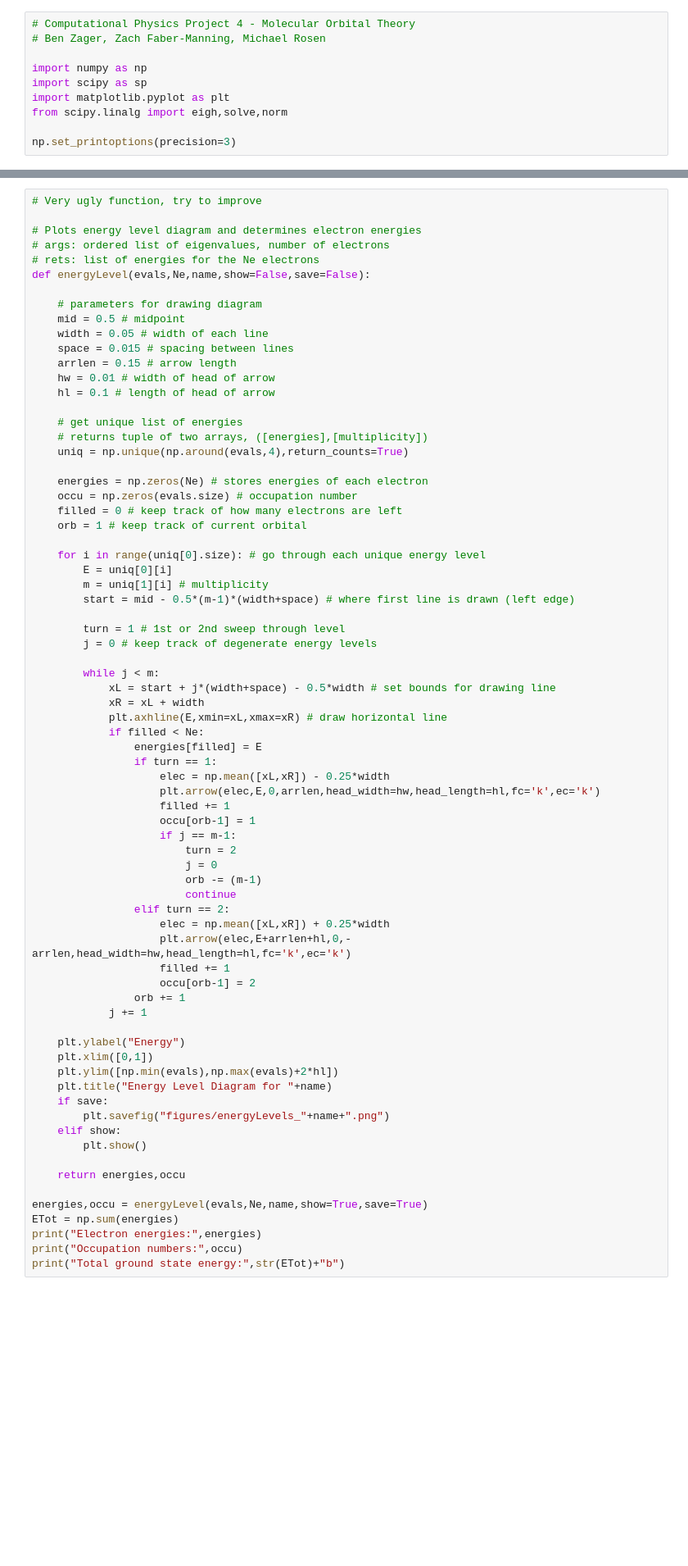
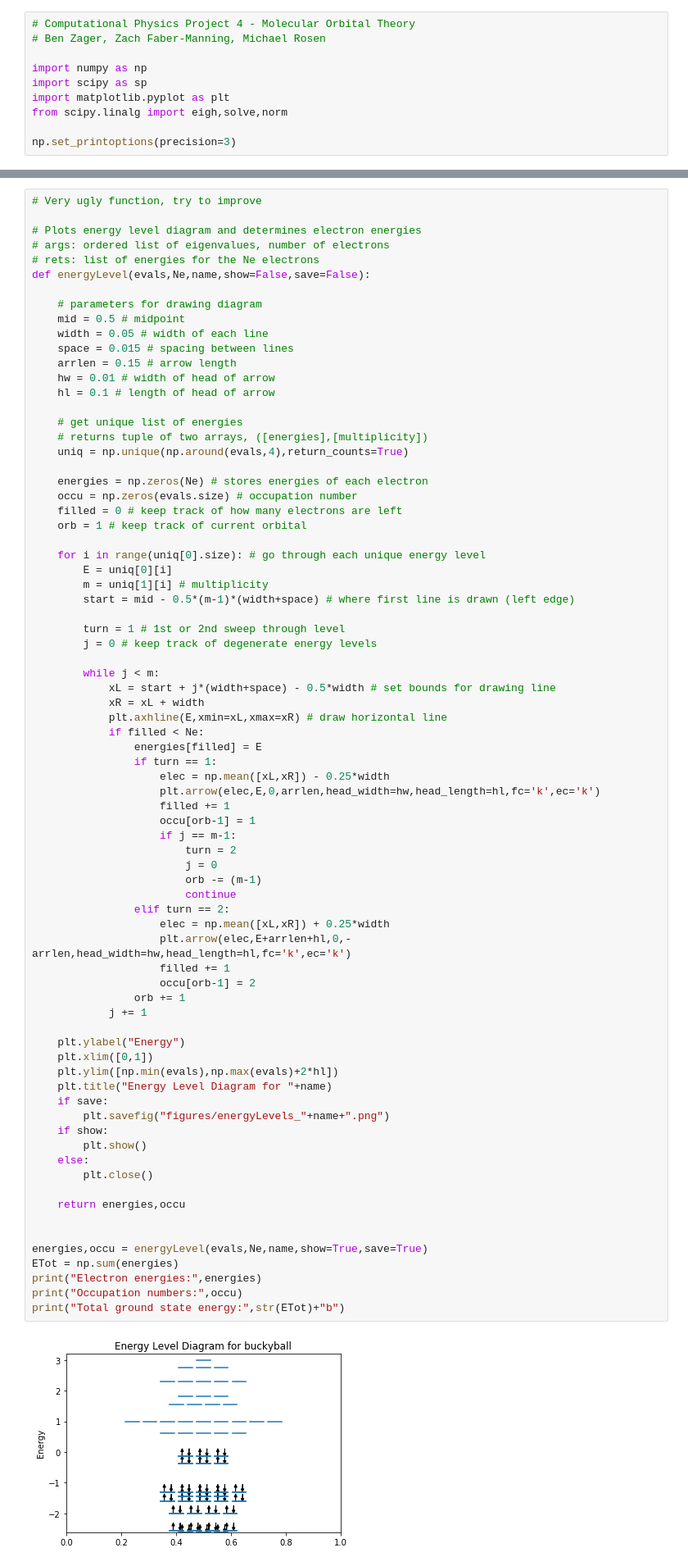
Before and after one commit to bzager/MO_Theory, a Jupyter notebook: MO_Theory.ipynb, the cells around one changed output, grey strips where cells are left out. Shown at 82% size. Cells and saved outputs as stored; diff of their text form; blank space fills up the shorter version.

```diff
--- a/MO_Theory.ipynb
+++ b/MO_Theory.ipynb
@@ -122,31 +133,35 @@ def energyLevel(evals,Ne,name,show=False,save=False):
                     occu[orb-1] = 1
                     if j == m-1:
                         turn = 2
                         j = 0
                         orb -= (m-1)
                         continue
                 elif turn == 2:
                     elec = np.mean([xL,xR]) + 0.25*width
                     plt.arrow(elec,E+arrlen+hl,0,-arrlen,head_width=hw,head_length=hl,fc='k',ec='k')
                     filled += 1
                     occu[orb-1] = 2
                 orb += 1
             j += 1
 
     plt.ylabel("Energy")
     plt.xlim([0,1])
     plt.ylim([np.min(evals),np.max(evals)+2*hl])
     plt.title("Energy Level Diagram for "+name)
     if save:
         plt.savefig("figures/energyLevels_"+name+".png")
-    elif show:
+    if show:
         plt.show()
+    else:
+        plt.close()
 
     return energies,occu
+
 
 energies,occu = energyLevel(evals,Ne,name,show=True,save=True)
 ETot = np.sum(energies)
 print("Electron energies:",energies)
 print("Occupation numbers:",occu)
 print("Total ground state energy:",str(ETot)+"b")
 # %% [output]
+[figure, added]
```
Also changed, not shown: parts of 12 cells of this notebook, 25 other files.
